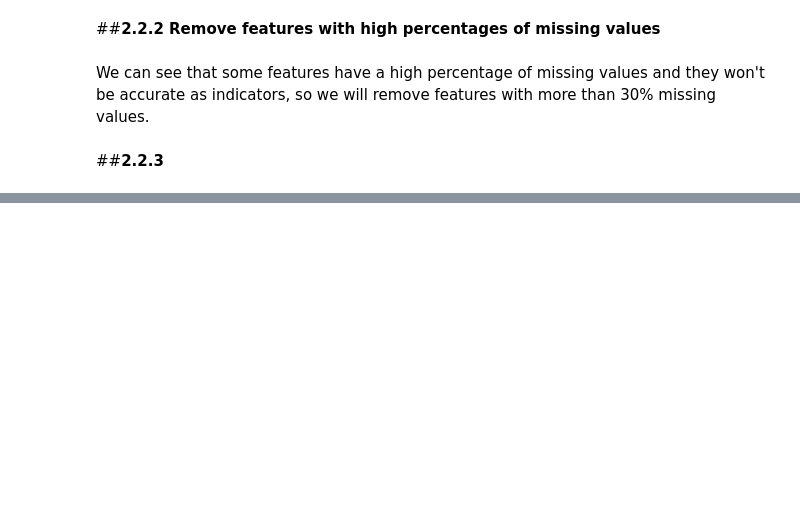
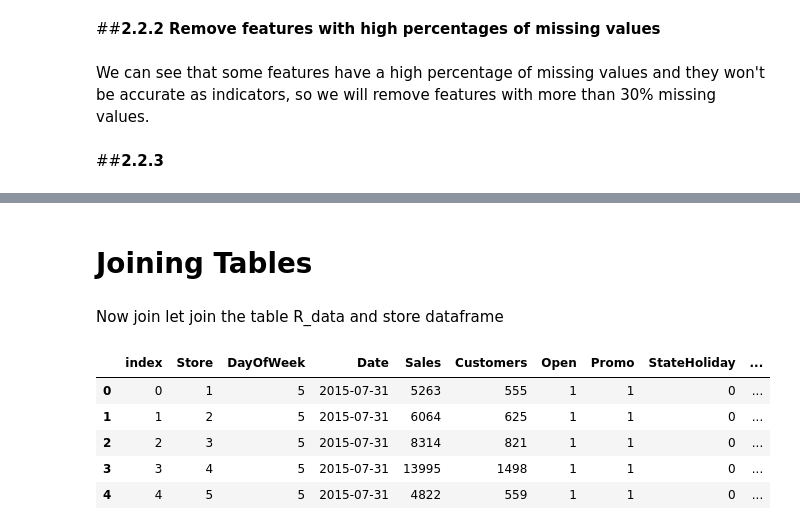
Before and after one commit to Team-AlmaBetter/Retail-Sales-Prediction, a Jupyter notebook: Rossmann_Sales_Prediction_Capstone_Project.ipynb, the cells around one changed output, grey strips where cells are left out. Drawn from its saved outputs; the diff is of its cells as text; code cells hidden in the pictures; blank space fills up the shorter version.

```diff
--- a/Rossmann_Sales_Prediction_Capstone_Project.ipynb
+++ b/Rossmann_Sales_Prediction_Capstone_Project.ipynb
@@ -73,6 +73,6 @@ Mounted at /content/drive
 # %%
-train = pd.read_csv('/content/drive/MyDrive/Retail Sales Prediction-Capstone 2/Data & Resources/Rossmann Stores Data.csv')
-train.head()
+R_data = pd.read_csv('/content/drive/MyDrive/Retail Sales Prediction-Capstone 2/Data & Resources/Rossmann Stores Data.csv')
+R_data.head()
 # %% [output]
 |  | Store | DayOfWeek | Date | Sales | Customers | Open | Promo | StateHoliday | SchoolHoliday |
 | 0 | 1 | 5 | 2015-07-31 | 5263 | 555 | 1 | 1 | 0 | 1 |
@@ -135,0 +151,3 @@ store = store.drop(['CompetitionOpenSinceMonth', 'CompetitionOpenSinceYear','Pro
+# %%
+# filling competition distance with mean
+store['CompetitionDistance'].fillna(store['CompetitionDistance'].mean(), inplace = True)
@@ -135,0 +190,4 @@ store = store.drop(['CompetitionOpenSinceMonth', 'CompetitionOpenSinceYear','Pro
+# %%
+# converting to datetime datatype
+
+R_data['Date']=pd.to_datetime(R_data['Date'])
@@ -135,0 +213,7 @@ store = store.drop(['CompetitionOpenSinceMonth', 'CompetitionOpenSinceYear','Pro
+# %%
+# extract year, month, day and week of year from "Date"
+R_data['Year'] =pd.DatetimeIndex(R_data['Date']).year
+R_data['Month'] =pd.DatetimeIndex(R_data['Date']).month
+R_data['Day'] =pd.DatetimeIndex(R_data['Date']).day
+R_data['WeekOfYear'] = pd.DatetimeIndex(R_data['Date']).weekofyear
+R_data = R_data.reset_index()
@@ -135,0 +240,14 @@ store = store.drop(['CompetitionOpenSinceMonth', 'CompetitionOpenSinceYear','Pro
+# %% [markdown]
+# Joining Tables
+# %% [markdown]
+Now join let join the table R_data and store dataframe
+# %%
+data = pd.merge(R_data, store, how='left', on='Store')
+data.head()
+# %% [output]
+|  | index | Store | DayOfWeek | Date | Sales | Customers | Open | Promo | StateHoliday | ... |
+| 0 | 0 | 1 | 5 | 2015-07-31 | 5263 | 555 | 1 | 1 | 0 | ... |
+| 1 | 1 | 2 | 5 | 2015-07-31 | 6064 | 625 | 1 | 1 | 0 | ... |
+| 2 | 2 | 3 | 5 | 2015-07-31 | 8314 | 821 | 1 | 1 | 0 | ... |
+| 3 | 3 | 4 | 5 | 2015-07-31 | 13995 | 1498 | 1 | 1 | 0 | ... |
+| 4 | 4 | 5 | 5 | 2015-07-31 | 4822 | 559 | 1 | 1 | 0 | ... |
```
Also changed, not shown: parts of 27 cells of this notebook.
